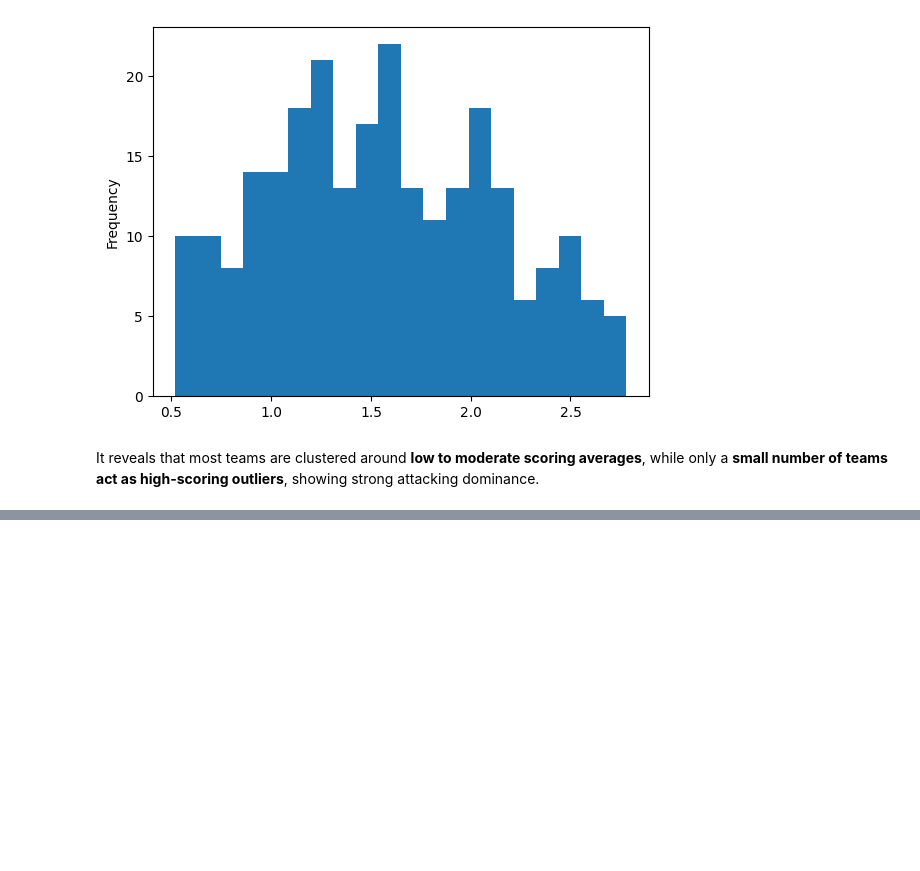
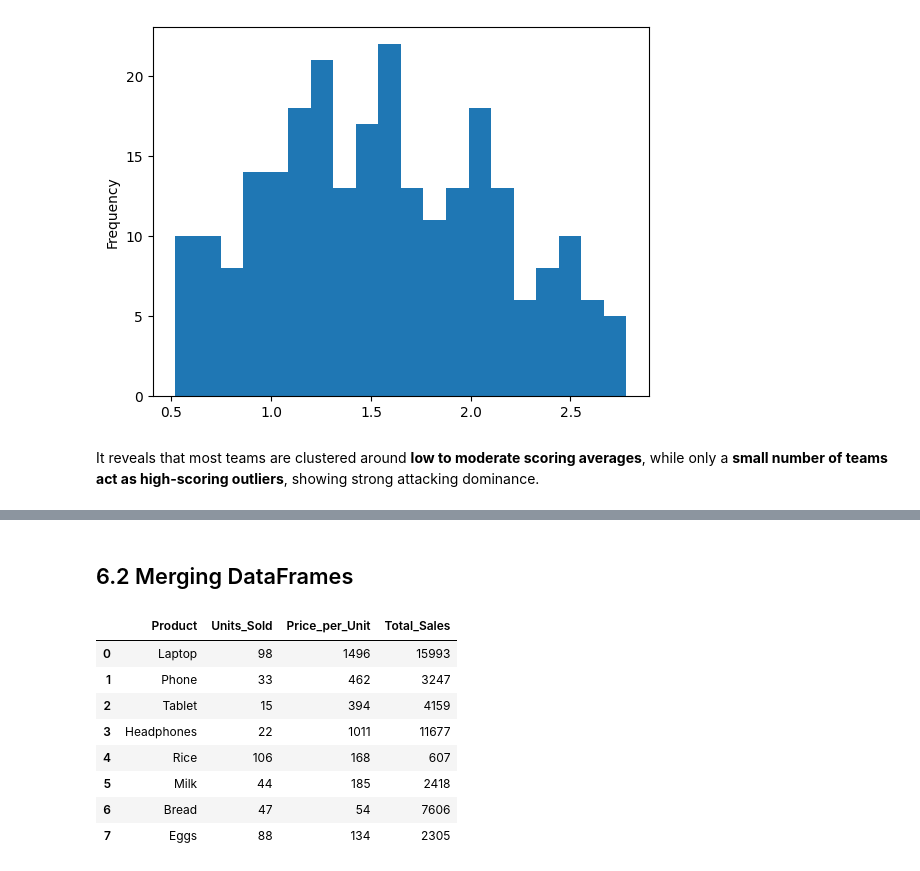
Before and after one commit to ahmedfakhar747/pandas-for-data-science, a Jupyter notebook: Pandas_2_Correlation_Analysis.ipynb, the cells around one changed output, grey strips where cells are left out. Drawn from its saved outputs; the diff is of its cells as text; code cells hidden in the pictures; blank space fills up the shorter version.

```diff
--- a/Pandas_2_Correlation_Analysis.ipynb
+++ b/Pandas_2_Correlation_Analysis.ipynb
@@ -325,0 +330,13 @@ The merge function in pandas facilitates the merging of datasets
+# %%
+import numpy as np
+
+# Sales DataFrame 1: Electronics Store Sales
+sales1 = {
+    "Product": ["Laptop", "Phone", "Tablet", "Headphones"],
+    "Units_Sold": np.random.randint(10, 100, 4),
+    "Price_per_Unit": np.random.randint(200, 2000, 4),
+    "Total_Sales": np.random.randint(2000, 20000, 4)
+}
+
+df_sales1 = pd.DataFrame(sales1)
+df_sales1
@@ -325,0 +349,11 @@ The merge function in pandas facilitates the merging of datasets
+# %%
+# Sales DataFrame 2: Grocery Store Sales
+sales2 = {
+    "Product": ["Rice", "Milk", "Bread", "Eggs"],
+    "Units_Sold": np.random.randint(20, 200, 4),
+    "Price_per_Unit": np.random.randint(10, 200, 4),
+    "Total_Sales": np.random.randint(500, 10000, 4)
+}
+
+df_sales2 = pd.DataFrame(sales2)
+df_sales2
@@ -325,0 +366,16 @@ The merge function in pandas facilitates the merging of datasets
+# %% [markdown]
+## 6.2 Merging DataFrames
+# %%
+merged_sales = pd.concat([df_sales1, df_sales2], ignore_index=True)
+
+merged_sales
+# %% [output]
+|  | Product | Units_Sold | Price_per_Unit | Total_Sales |
+| 0 | Laptop | 98 | 1496 | 15993 |
+| 1 | Phone | 33 | 462 | 3247 |
+| 2 | Tablet | 15 | 394 | 4159 |
+| 3 | Headphones | 22 | 1011 | 11677 |
+| 4 | Rice | 106 | 168 | 607 |
+| 5 | Milk | 44 | 185 | 2418 |
+| 6 | Bread | 47 | 54 | 7606 |
+| 7 | Eggs | 88 | 134 | 2305 |
```
Also changed, not shown: parts of 4 cells of this notebook.
